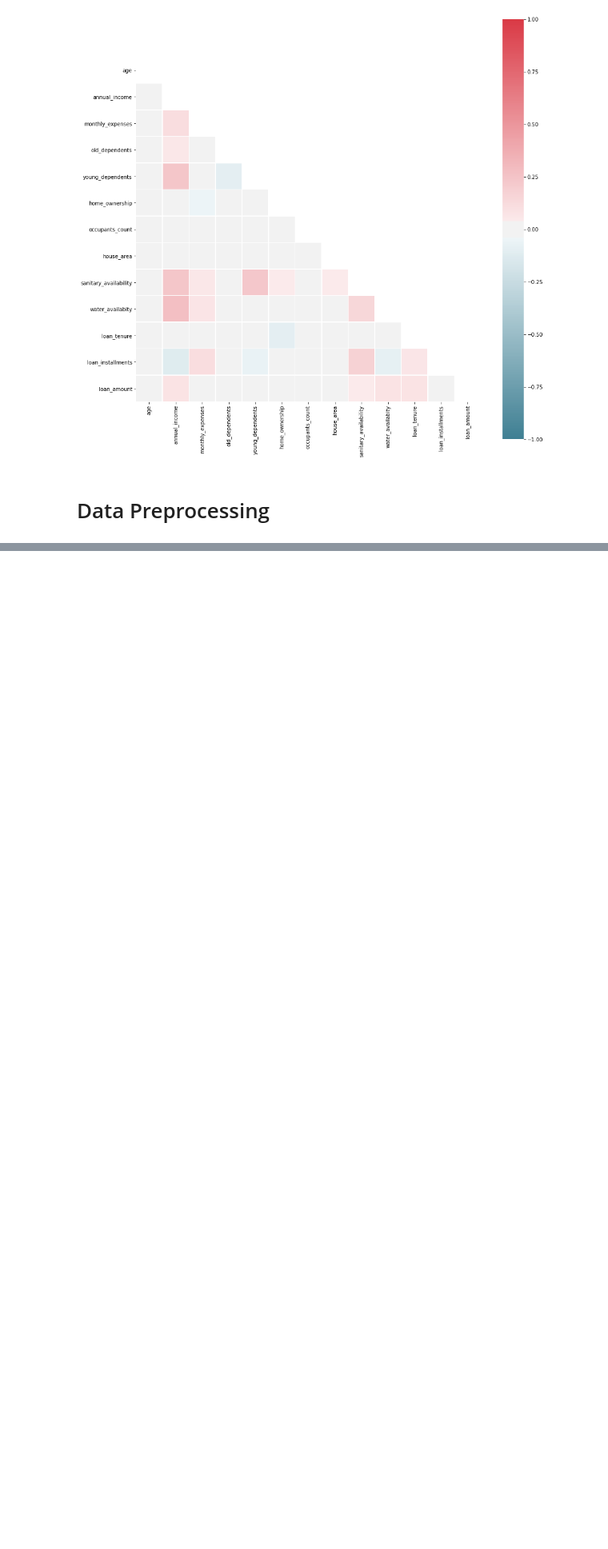
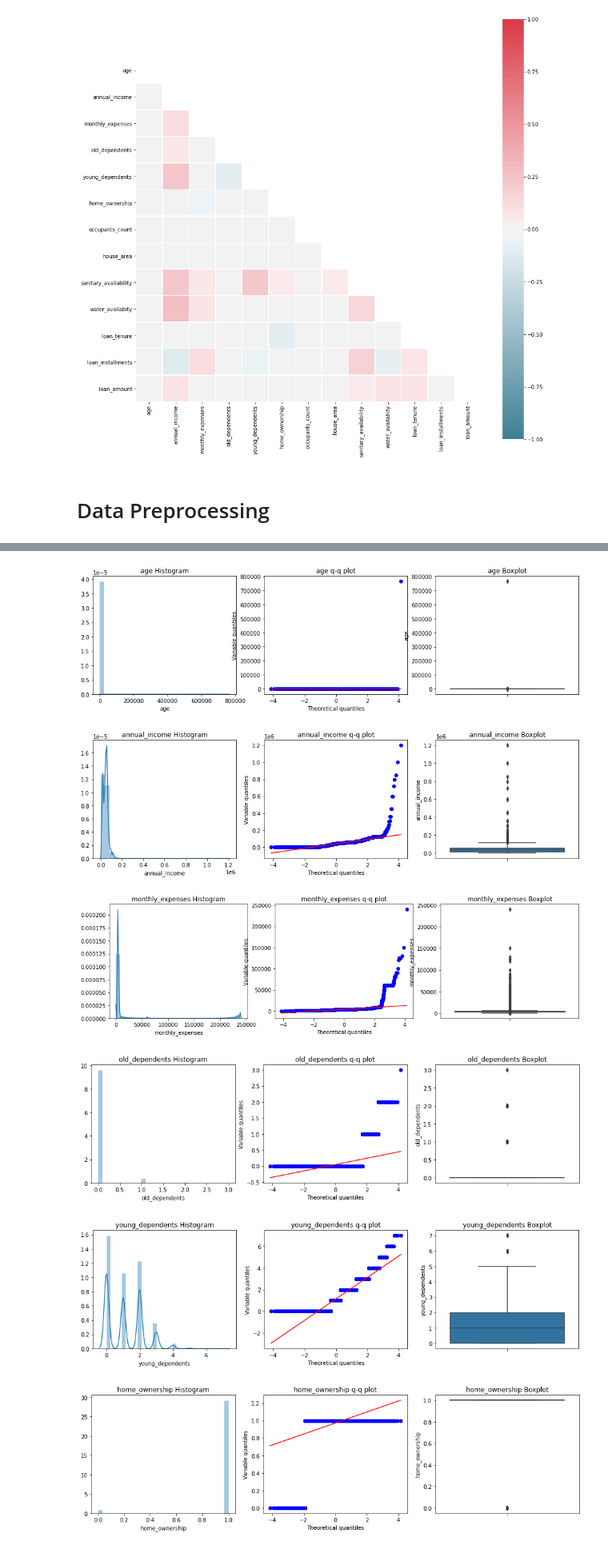
Before and after one commit to ck-unifr/loan_amount_prediction, a Jupyter notebook: loan_amount_prediction.ipynb, the cells around one changed output, grey strips where cells are left out. Shown at 80% size. Cells and saved outputs as stored; diff of their text form; code cells hidden in the pictures; blank space fills up the shorter version.

```diff
--- a/loan_amount_prediction.ipynb
+++ b/loan_amount_prediction.ipynb
@@ -760,0 +867,5 @@ sns.heatmap(corr,
+# %%
+vars_with_na = [
+    var for var in cat_columns
+    if df_processed[var].isnull().sum() > 0
+]
@@ -760,0 +881,4 @@ sns.heatmap(corr,
+# %%
+for col in vars_with_na:
+    print(col)
+    print(df_processed[col].isnull().mean())
@@ -760,0 +898,3 @@ sns.heatmap(corr,
+# %%
+for col in vars_with_na:
+    df_processed[col] = df_processed[col].fillna('unknown')
@@ -760,0 +959,35 @@ sns.heatmap(corr,
+# %%
+def plot_var(df, variable):
+    # function takes a dataframe (df) and
+    # the variable of interest as arguments
+
+    # define figure size
+    plt.figure(figsize=(16, 4))
+
+    # histogram
+    plt.subplot(1, 3, 1)
+    sns.distplot(df[variable], bins=30)
+    plt.title('{} Histogram'.format(variable))
+
+    # Q-Q plot
+    plt.subplot(1, 3, 2)
+    stats.probplot(df[variable], dist="norm", plot=plt)
+    plt.ylabel('Variable quantiles')
+    plt.title('{} q-q plot'.format(variable))
+
+    # boxplot
+    plt.subplot(1, 3, 3)
+    sns.boxplot(y=df[variable])
+    plt.title('{} Boxplot'.format(variable));
+
+    plt.show()
+# %%
+for col in num_columns:
+    plot_var(df_processed, col)
+# %% [output]
+[figure, added]
+[figure, added]
+[figure, added]
+[figure, added]
+[figure, added]
+[figure, added]
```
Also changed, not shown: parts of 26 cells of this notebook.
